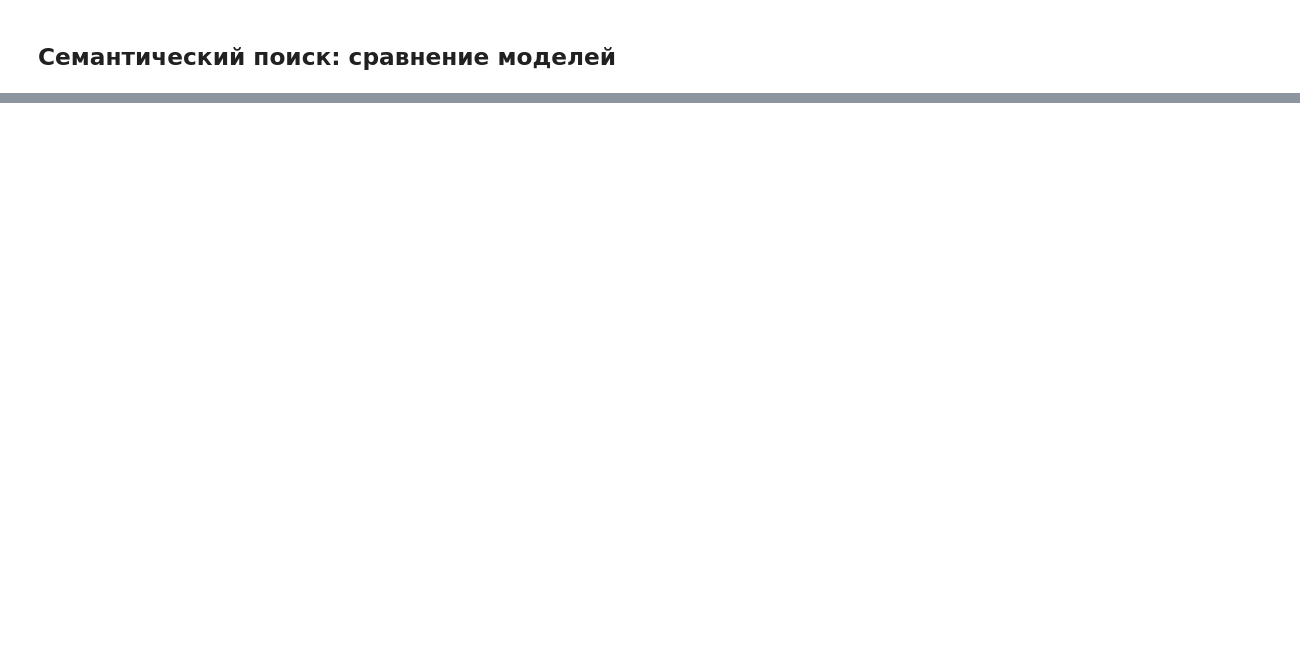
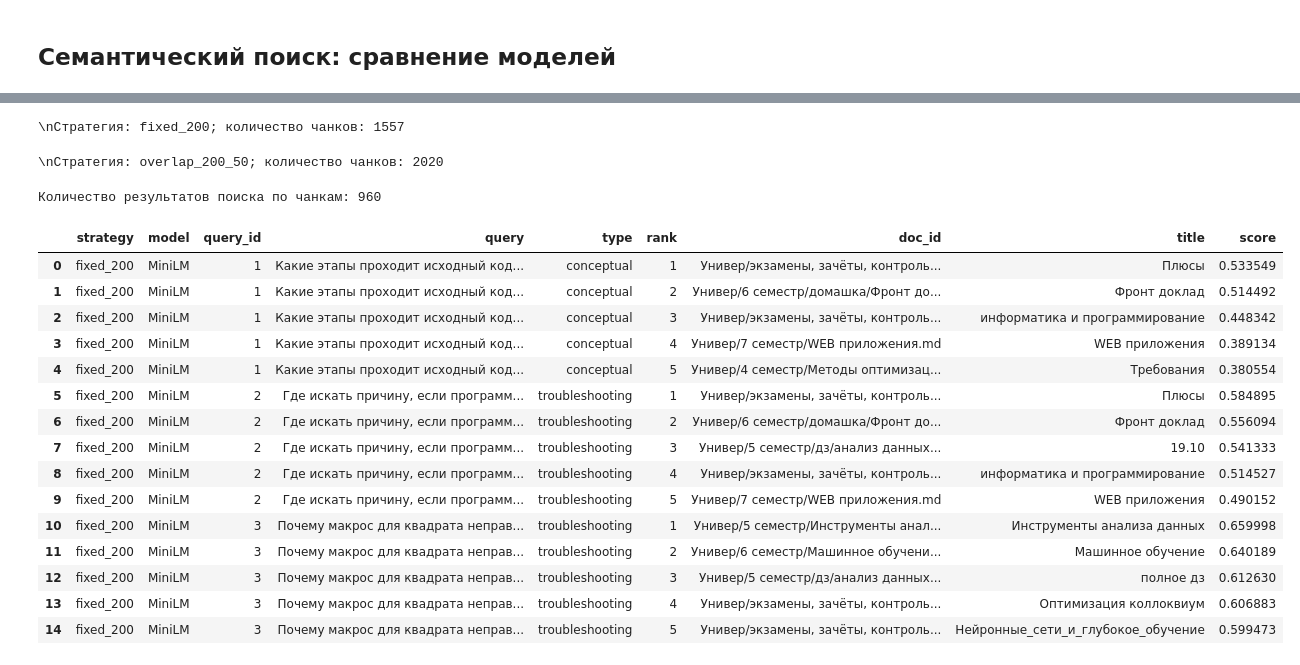
Before and after one commit to VeronikaSteklo/IDSS_SSU, a Jupyter notebook: task4_sentence_transformers/work/task.ipynb, the cells around one changed output, grey strips where cells are left out. Cells and saved outputs as stored; diff of their text form; code cells hidden in the pictures; blank space fills up the shorter version.

```diff
--- a/task4_sentence_transformers/work/task.ipynb
+++ b/task4_sentence_transformers/work/task.ipynb
@@ -594,0 +851,76 @@ query_rank_comparison
+# %%
+chunk_embeddings = {}
+chunk_search_results = []
+
+for strategy, chunks_df in chunks_by_strategy.items():
+    print(f"\\nСтратегия: {strategy}; количество чанков: {len(chunks_df)}")
+
+    for model_key, config in models_config.items():
+        model = loaded_models[model_key]
+        chunk_inputs = [
+            config["document_prefix"] + text
+            for text in chunks_df["text"].fillna("").tolist()
+        ]
+
+        embeddings = model.encode(
+            chunk_inputs,
+            batch_size=16,
+            show_progress_bar=True,
+            convert_to_numpy=True,
+            normalize_embeddings=True
+        )
+        chunk_embeddings[(strategy, model_key)] = embeddings
+
+        q_matrix = query_embeddings[model_key]
+
+        for query_pos, (_, query_row) in enumerate(df_queries.iterrows()):
+            scores = embeddings @ q_matrix[query_pos]
+
+            scored_chunks = chunks_df[["doc_id", "title", "chunk_id"]].copy()
+            scored_chunks["score"] = scores
+
+            doc_scores = (
+                scored_chunks.groupby(["doc_id", "title"], as_index=False)["score"]
+                .max()
+                .sort_values("score", ascending=False)
+                .head(TOP_K)
+                .reset_index(drop=True)
+            )
+            doc_scores["rank"] = np.arange(1, len(doc_scores) + 1)
+
+            for _, result in doc_scores.iterrows():
+                chunk_search_results.append({
+                    "strategy": strategy,
+                    "model": model_key,
+                    "query_id": query_row["id"],
+                    "query": query_row["query"],
+                    "type": query_row["type"],
+                    "rank": int(result["rank"]),
+                    "doc_id": result["doc_id"],
+                    "title": result["title"],
+                    "score": float(result["score"])
+                })
+
+chunk_search_results_df = pd.DataFrame(chunk_search_results)
+print("Количество результатов поиска по чанкам:", len(chunk_search_results_df))
+display(chunk_search_results_df.head(15))
+# %% [output]
+\nСтратегия: fixed_200; количество чанков: 1557
+\nСтратегия: overlap_200_50; количество чанков: 2020
+Количество результатов поиска по чанкам: 960
+|  | strategy | model | query_id | query | type | rank | doc_id | title | score |
+| 0 | fixed_200 | MiniLM | 1 | Какие этапы проходит исходный код... | conceptual | 1 | Универ/экзамены, зачёты, контроль... | Плюсы | 0.533549 |
+| 1 | fixed_200 | MiniLM | 1 | Какие этапы проходит исходный код... | conceptual | 2 | Универ/6 семестр/домашка/Фронт до... | Фронт доклад | 0.514492 |
+| 2 | fixed_200 | MiniLM | 1 | Какие этапы проходит исходный код... | conceptual | 3 | Универ/экзамены, зачёты, контроль... | информатика и программирование | 0.448342 |
+| 3 | fixed_200 | MiniLM | 1 | Какие этапы проходит исходный код... | conceptual | 4 | Универ/7 семестр/WEB приложения.md | WEB приложения | 0.389134 |
+| 4 | fixed_200 | MiniLM | 1 | Какие этапы проходит исходный код... | conceptual | 5 | Универ/4 семестр/Методы оптимизац... | Требования | 0.380554 |
+| 5 | fixed_200 | MiniLM | 2 | Где искать причину, если программ... | troubleshooting | 1 | Универ/экзамены, зачёты, контроль... | Плюсы | 0.584895 |
+| 6 | fixed_200 | MiniLM | 2 | Где искать причину, если программ... | troubleshooting | 2 | Универ/6 семестр/домашка/Фронт до... | Фронт доклад | 0.556094 |
+| 7 | fixed_200 | MiniLM | 2 | Где искать причину, если программ... | troubleshooting | 3 | Универ/5 семестр/дз/анализ данных... | 19.10 | 0.541333 |
+| 8 | fixed_200 | MiniLM | 2 | Где искать причину, если программ... | troubleshooting | 4 | Универ/экзамены, зачёты, контроль... | информатика и программирование | 0.514527 |
+| 9 | fixed_200 | MiniLM | 2 | Где искать причину, если программ... | troubleshooting | 5 | Универ/7 семестр/WEB приложения.md | WEB приложения | 0.490152 |
+| 10 | fixed_200 | MiniLM | 3 | Почему макрос для квадрата неправ... | troubleshooting | 1 | Универ/5 семестр/Инструменты анал... | Инструменты анализа данных | 0.659998 |
+| 11 | fixed_200 | MiniLM | 3 | Почему макрос для квадрата неправ... | troubleshooting | 2 | Универ/6 семестр/Машинное обучени... | Машинное обучение | 0.640189 |
+| 12 | fixed_200 | MiniLM | 3 | Почему макрос для квадрата неправ... | troubleshooting | 3 | Универ/5 семестр/дз/анализ данных... | полное дз | 0.612630 |
+| 13 | fixed_200 | MiniLM | 3 | Почему макрос для квадрата неправ... | troubleshooting | 4 | Универ/экзамены, зачёты, контроль... | Оптимизация коллоквиум | 0.606883 |
+| 14 | fixed_200 | MiniLM | 3 | Почему макрос для квадрата неправ... | troubleshooting | 5 | Универ/экзамены, зачёты, контроль... | Нейронные_сети_и_глубокое_обучение | 0.599473 |
```
Also changed, not shown: parts of 39 cells of this notebook.
